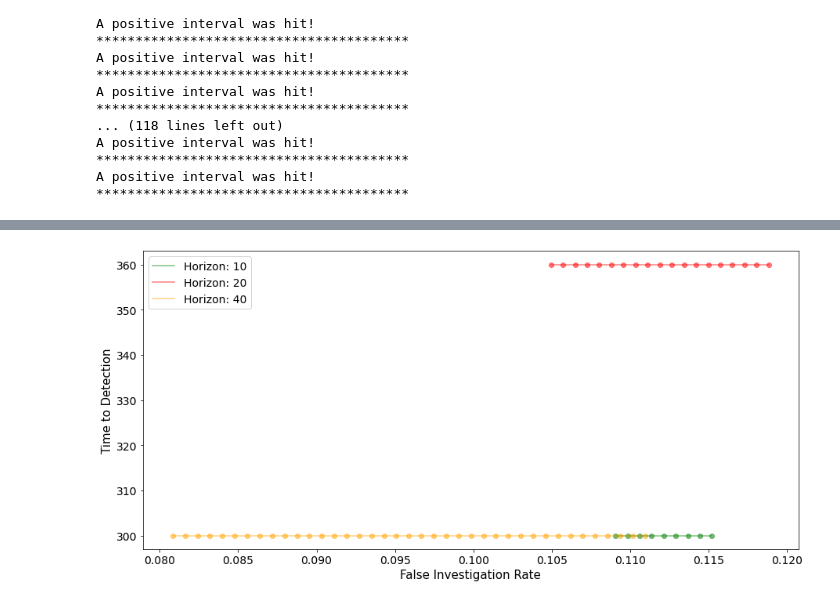
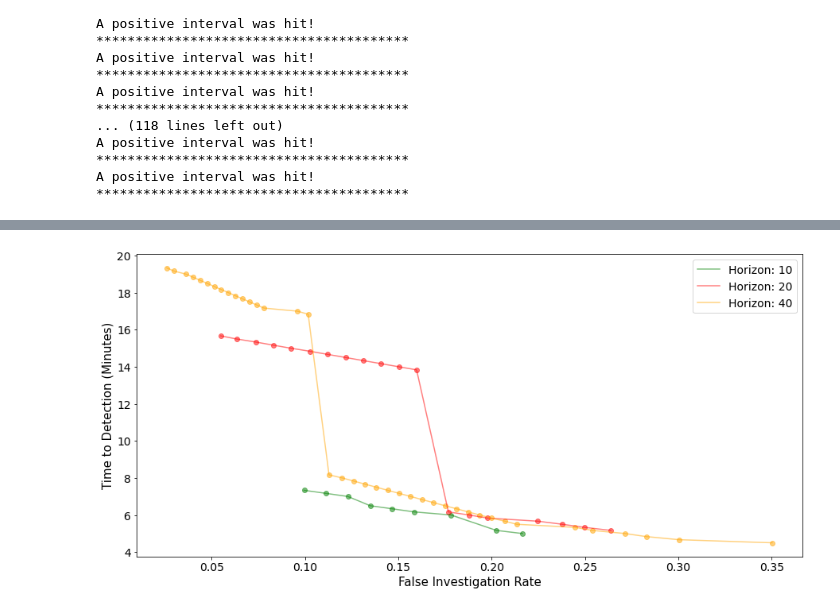
Before and after one commit to autonlab/server-log-api, a Jupyter notebook: g-amoc_explorer.ipynb, the cells around one changed output, grey strips where cells are left out. Drawn from its saved outputs; the diff is of its cells as text; code cells hidden in the pictures.

Commit message:
g-amoc is in working condition

```diff
--- a/g-amoc_explorer.ipynb
+++ b/g-amoc_explorer.ipynb
@@ -273,8 +273,8 @@ for ts_idx in range(len(ts_df_list)):
 # %%
 def has_k_alarms(horizon_df, Z):
     n_alarms_within_curr_horizon = 0
-    for day in horizon_df.index:
-        if horizon_df['alarm'].loc[day] > 0:
+    for timestamp in horizon_df.index:
+        if horizon_df['alarm'].loc[timestamp] > 0:
             n_alarms_within_curr_horizon += 1
             if n_alarms_within_curr_horizon >= Z:
                 return True
@@ -282,8 +282,8 @@ def has_k_alarms(horizon_df, Z):
 
 def has_k_consecutive_alarms(horizon_df, Z):
     consecutive_alarm_count = 0
-    for day in horizon_df.index:
-        if horizon_df['alarm'].loc[day] != 0:
+    for timestamp in horizon_df.index:
+        if horizon_df['alarm'].loc[timestamp] != 0:
             consecutive_alarm_count += 1
             if consecutive_alarm_count == Z:
                 return True
@@ -319,8 +319,9 @@ for horizon in horizon_list:
     analysis_df = pd.merge(left=positive_activity, right=alarms, left_index=True, right_index=True, how='outer')
     analysis_df.columns = ['positive_activity','alarm']
     analysis_df['alarm'] = analysis_df['alarm'].fillna(0)
+    analysis_df['positive_activity'] = analysis_df['positive_activity'].fillna(0)
 
-    n_non_positive_days = analysis_df[analysis_df['positive_activity'] == 0].shape[0]
+    n_non_positive_timestamps = analysis_df[analysis_df['positive_activity'] == 0].shape[0]
 
     # Iterate through each Z threshold
     for Z_threshold in Z_thresholds:
@@ -328,17 +329,17 @@ for horizon in horizon_list:
         n_false_investigations = 0 # Number of false investigations triggered
         time_to_detection_list = [] # List containing the time to detect positive activity, length equal to n_positive_intervals - n_misses
         positive_activity_interval_idx = 0 # Index of the positive activity interval
-        positive_activity_interval = positive_activity_intervals[positive_activity_interval_idx] # List of days in the positive activity interval
+        positive_activity_interval = positive_activity_intervals[positive_activity_interval_idx] # List of timestamps in the positive activity interval
 
         n_horizons_checked = 0
         # Iterate over each timestamp which was forecast (excludes the first horizon timestamps)
-        for day_idx in range(horizon, len(analysis_df)):
+        for timestamp_idx in range(horizon, len(analysis_df)):
             n_horizons_checked += 1
-            # Retireve the current day
-            curr_day = analysis_df.index[day_idx]
+            # Retireve the current timestamp
+            curr_timestamp = analysis_df.index[timestamp_idx]
 
             # Check if we've gone past the current positive activity interval without triggering a positive investigation
-            if curr_day > positive_activity_interval[-1]:
+            if curr_timestamp > positive_activity_interval[-1]:
                 print('A positive interval was missed!')
                 n_misses += 1
                 positive_activity_interval_idx += 1
@@ -356,28 +357,28 @@ for horizon in horizon_list:
                     print('Switching to next positive interval!')
                     positive_activity_interval = positive_activity_intervals[positive_activity_interval_idx]
 
-            # Get the days within the current horizon (ie the past *horizon* days)
-            days_within_horizon = analysis_df.index[day_idx-horizon:day_idx]
-            horizon_df = analysis_df.loc[days_within_horizon, :]
+            # Get the timestamps within the current horizon (ie the past *horizon* timestamps)
+            timestamps_within_horizon = analysis_df.index[timestamp_idx-horizon:timestamp_idx]
+            horizon_df = analysis_df.loc[timestamps_within_horizon, :]
 
             # Check if the horizon's alarms satisfy the threshold (ie start investigation)
             if trigger_investigation(investigation_criteria=investigation_criteria, horizon_df=horizon_df, Z=Z_threshold):
-                breakpoint()
                 # Check if the current horizon is within the current positive activity interval
                 # True Investigation
                 if len(list(set(positive_activity_interval).intersection(set(horizon_df.index)))) > 0:
                     print('A positive interval was hit!')
+                    breakpoint()
 
                     horizons_for_postive_investigation.append(horizon_df) # for testing
 
-                    # Get the last day of the horizon
-                    last_day_in_horizon = horizon_df.index[-1]
+                    # Get the last timestamp of the horizon
+                    last_timestamp_in_horizon = horizon_df.index[-1]
 
-                    # Get the first day of the current positive activity interval
-                    first_day_of_positive_activity_interval = positive_activity_interval[0]
+                    # Get the first timestamp of the current positive activity interval
+                    first_timestamp_of_positive_activity_interval = positive_activity_interval[0]
 
                     # Calculate the time to detection for the current positive activity interval
-                    time_to_detection = last_day_in_horizon - first_day_of_positive_activity_interval
+                    time_to_detection = last_timestamp_in_horizon - first_timestamp_of_positive_activity_interval
 
                     # Store the time to detection for the current positive activity interval
                     time_to_detection_list.append(time_to_detection)
@@ -437,21 +434,21 @@ Timedelta('0 days 00:06:00')
 # %%
 plt.figure(figsize=(15,7))
 for horizon in horizon_list:
     amoc = amoc_per_horizon[horizon]
     amoc = amoc.dropna()
-    plt.plot(amoc.loc[:,'n_false_investigations'] / amoc.loc[:,'n_horizons_checked'], amoc.loc[:,'mean_time_to_detection'],
+    plt.plot(amoc.loc[:,'n_false_investigations'] / amoc.loc[:,'n_horizons_checked'], amoc.loc[:,'mean_time_to_detection'] / 60,
              alpha = 0.5, color = colors_per_horizon[horizon], label = f'Horizon: {horizon}')
-    plt.scatter(amoc.loc[:,'n_false_investigations'] / amoc.loc[:,'n_horizons_checked'], amoc.loc[:,'mean_time_to_detection'],
+    plt.scatter(amoc.loc[:,'n_false_investigations'] / amoc.loc[:,'n_horizons_checked'], amoc.loc[:,'mean_time_to_detection'] / 60 ,
                 alpha = 0.5, color = colors_per_horizon[horizon])
 
 # plt.yscale('log')
 # Set tick label fontsize
 plt.xticks(fontsize=14)
 plt.yticks(fontsize=14)
 plt.xlabel('False Investigation Rate', fontsize=15)
-plt.ylabel('Time to Detection', fontsize=15)
+plt.ylabel('Time to Detection (Minutes)', fontsize=15)
 plt.legend(fontsize=14)
 save_path = local_config.figures_dir + f'/g-amoc_for_server_temp_forecasts_for_different_horizons.png'
 plt.savefig(save_path, bbox_inches='tight')
 # %% [output]
-[figure, old version]
+[figure, new version]
```
Also changed, not shown: parts of 3 cells of this notebook.
